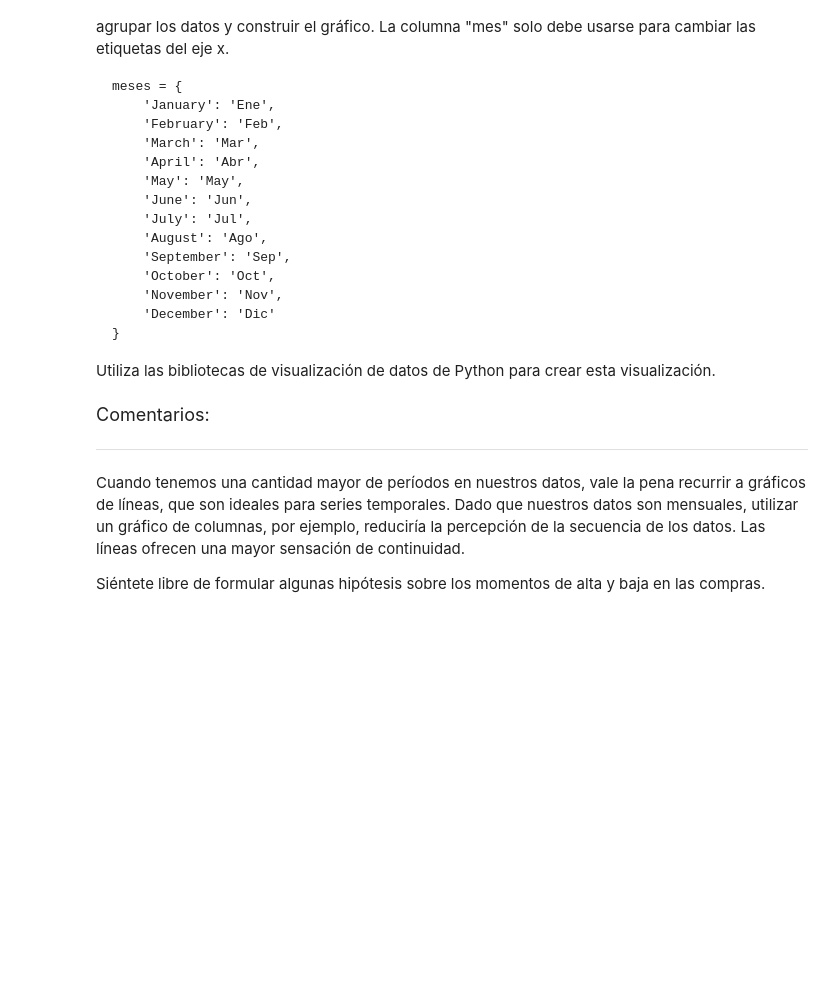
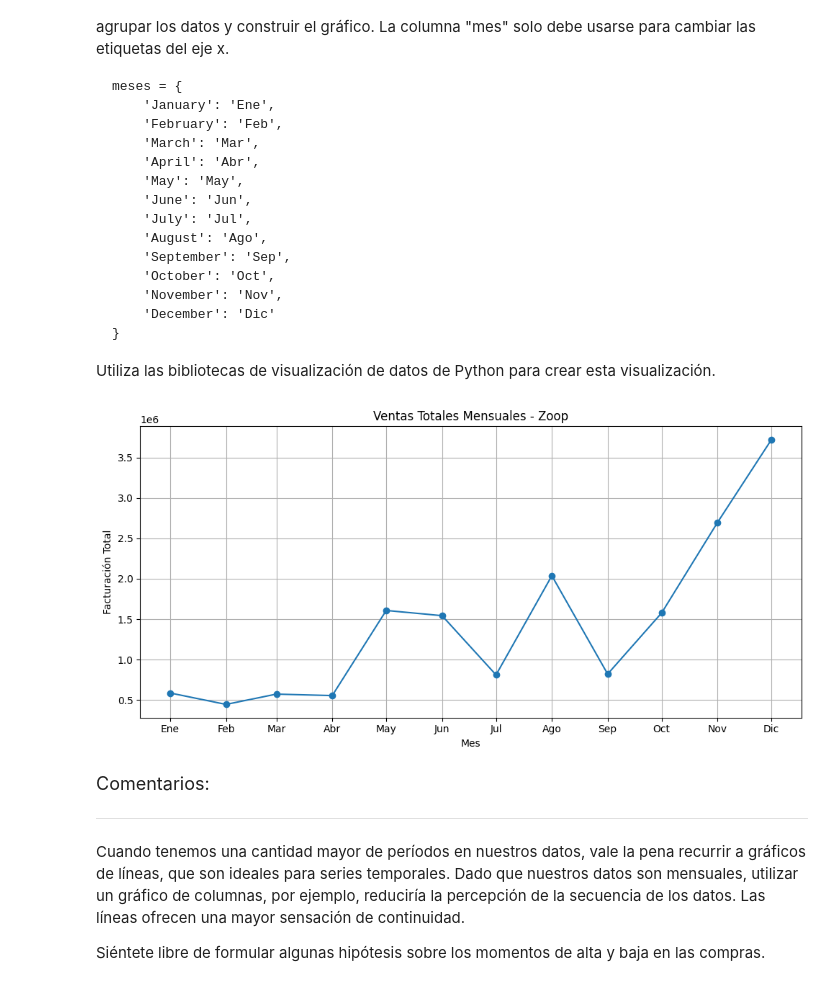
Before and after one commit to Goyo0117970/IA-en-la-ciencia-de-datos, a Jupyter notebook: IA_aplicada_a_ciencia_de_datos.ipynb, the cells around one changed output. Drawn from its saved outputs; the diff is of its cells as text; code cells hidden in the pictures; blank space fills up the shorter version.

```diff
--- a/IA_aplicada_a_ciencia_de_datos.ipynb
+++ b/IA_aplicada_a_ciencia_de_datos.ipynb
@@ -498,6 +550,48 @@ meses = {
 
 
 Utiliza las bibliotecas de visualización de datos de Python para crear esta visualización.
+# %%
+meses = {
+    'January': 'Ene',
+    'February': 'Feb',
+    'March': 'Mar',
+    'April': 'Abr',
+    'May': 'May',
+    'June': 'Jun',
+    'July': 'Jul',
+    'August': 'Ago',
+    'September': 'Sep',
+    'October': 'Oct',
+    'November': 'Nov',
+    'December': 'Dic'
+}
+# Paso 1: Extraer el mes de la columna 'fecha'
+df['mes_datetime'] = df['fecha'].dt.to_period('M').dt.to_timestamp()
+
+# Paso 2: Agrupar por mes y sumar la facturación
+ventas_mensuales = df.groupby('mes_datetime')['facturacion'].sum().reset_index()
+
+# Paso 3: Crear columna con nombre del mes traducido
+ventas_mensuales['mes'] = ventas_mensuales['mes_datetime'].dt.strftime('%B').map(meses)
+
+# Paso 4: Crear el gráfico de líneas
+plt.figure(figsize=(10, 5))
+plt.plot(ventas_mensuales['mes_datetime'], ventas_mensuales['facturacion'], marker='o', linestyle='-')
+
+# Personalizar eje x con los nombres de los meses traducidos
+plt.xticks(ticks=ventas_mensuales['mes_datetime'], labels=ventas_mensuales['mes'])
+
+# Títulos y etiquetas
+plt.title('Ventas Totales Mensuales - Zoop')
+plt.xlabel('Mes')
+plt.ylabel('Facturación Total')
+plt.grid(True)
+plt.tight_layout()
+
+# Mostrar el gráfico
+plt.show()
+# %% [output]
+[figure, added]
 # %% [markdown]
 <font color="7b71ff" size=4> Comentarios: </font>
 
```
Also changed, not shown: parts of 4 cells of this notebook.
